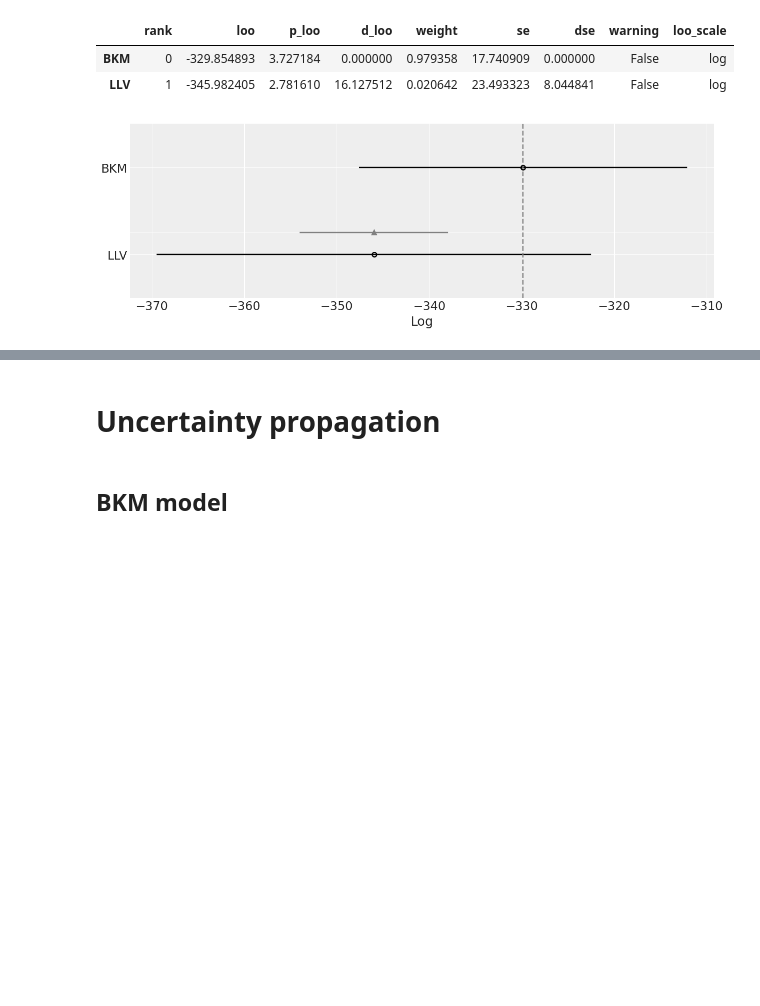
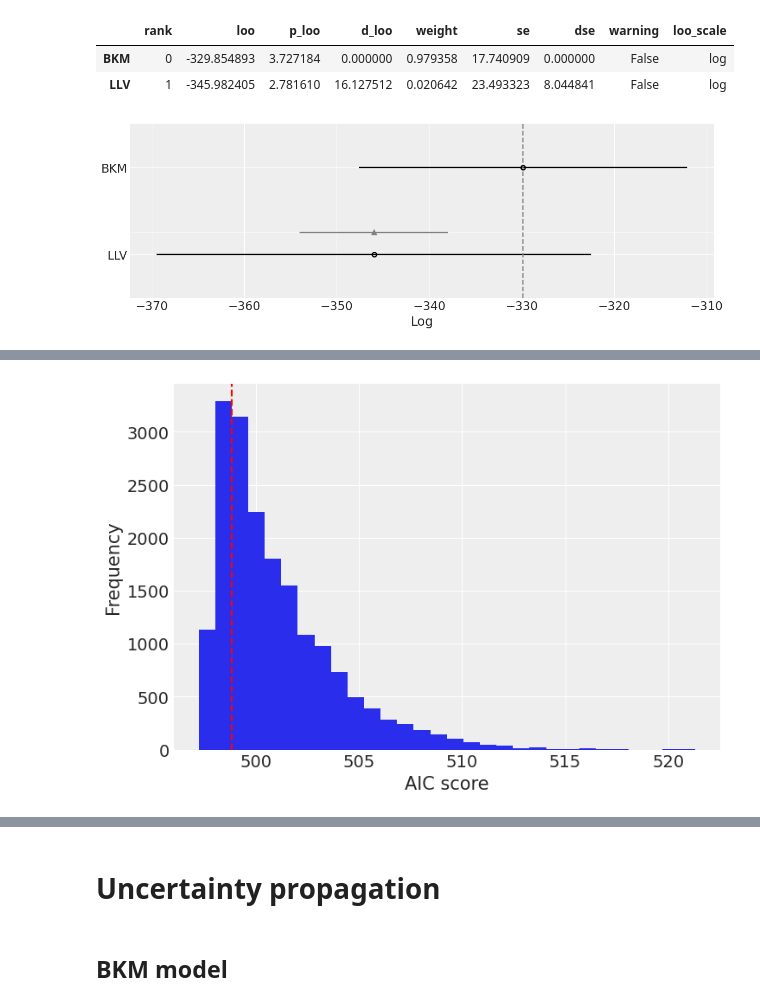
Before and after one commit to volpatto/pdeco, a Jupyter notebook: notebooks/mlda_banksA.ipynb, the cells around one changed output, grey strips where cells are left out. Cells and saved outputs as stored; diff of their text form; code cells hidden in the pictures; blank space fills up the shorter version.

```diff
--- a/notebooks/mlda_banksA.ipynb
+++ b/notebooks/mlda_banksA.ipynb
@@ -2018,7 +2018,7 @@ with fine_model_LLV:
     step = pm.MLDA(coarse_models=[coarse_model_LLV], subsampling_rates=[5])
 #     step = pm.DEMetropolisZ()
     trace_calibration_LLV = pm.sample(draws=4500, chains=4, cores=4, tune=1000, step=step, random_seed=seed)
-
+    Ge
 duration = time.time() - start_time
 
 print(f"-- Monte Carlo simulations done in {duration / 60:.3f} minutes")
@@ -2235,0 +2302,12 @@ plt.show()
+# %%
+aic_scores = calculate_aic_score(trace_calibration, 'BKM_model', 5, observations_to_fit)
+aic_mpv = _scalar_rv_mvp_estimation(aic_scores)
+# %%
+plt.hist(aic_scores, bins=30)
+plt.axvline(x=aic_mpv, color='red', linestyle='--')
+plt.xlabel("AIC score")
+plt.ylabel("Frequency")
+
+plt.show()
+# %% [output]
+[figure, added]
```
Also changed, not shown: parts of 22 cells of this notebook, 1 other file.
